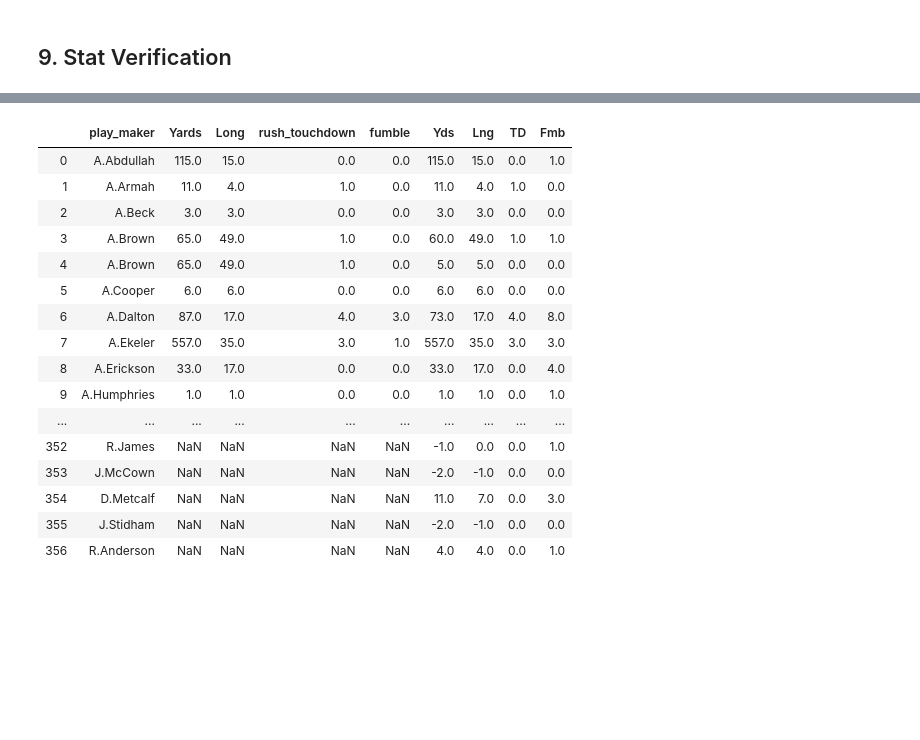
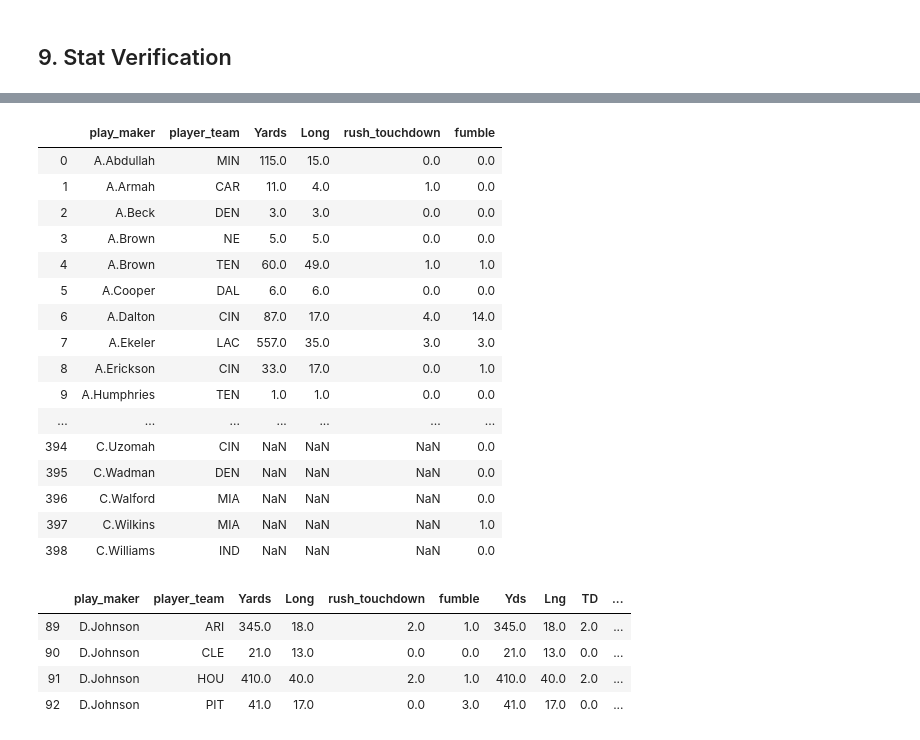
Before and after one commit to scunden/Project-Dash, a Jupyter notebook: 2. Data-Cleanup/0. Cleanup/cleanup.ipynb, the cells around one changed output, grey strips where cells are left out. Drawn from its saved outputs; the diff is of its cells as text; code cells hidden in the pictures; blank space fills up the shorter version.

```diff
--- a/2. Data-Cleanup/0. Cleanup/cleanup.ipynb
+++ b/2. Data-Cleanup/0. Cleanup/cleanup.ipynb
@@ -725,17 +672,25 @@ df[(df['play_maker'] == 'M.Ryan') & (df['interception'] != 0)].shape
 """
 RB validated stat table is formulated
 """
+# %%
+
+df_RB['Tm'] = np.where(df_RB['Tm'] == 'TAM', 'TB', df_RB['Tm'])
+df_RB['Tm'] = np.where(df_RB['Tm'] == 'NOR', 'NO', df_RB['Tm'])
+df_RB['Tm'] = np.where(df_RB['Tm'] == 'KAN', 'KC', df_RB['Tm'])
+df_RB['Tm'] = np.where(df_RB['Tm'] == 'SFO', 'SF', df_RB['Tm'])
+df_RB['Tm'] = np.where(df_RB['Tm'] == 'NWE', 'NE', df_RB['Tm'])
+df_RB['Tm'] = np.where(df_RB['Tm'] == 'GNB', 'GB', df_RB['Tm'])
+df_RB['Tm'] = np.where(df_RB['Tm'] == 'LAR', 'LA', df_RB['Tm'])
 # %%
 pd.set_option('display.max_rows',None)
 
-RB_stats = df[df['play_type'] == 'run'].groupby('play_maker', as_index = False).agg({
+RB_stats = df[df['play_type'] == 'run'].groupby(['play_maker', 'posteam'], as_index = False).agg({
     'yards_gained':['sum', 'max'],
     'rush_touchdown':['sum'],
-    'fumble':['sum']
 
 })
 
-RB_stats.columns = ['play_maker', 'Yards', 'Long', 'rush_touchdown', 'fumble']
 
-RB_stats
+RB_stats.columns = ['play_maker', 'player_team', 'Yards', 'Long', 'rush_touchdown']
+RB_stats[RB_stats['play_maker'] == 'D.Johnson']
 # %% [output]
@@ -759,25 +702,48 @@ RB_stats
+# %%
+fums = df.groupby(['play_maker', 'posteam'], as_index = False).agg({
+    'fumble':['sum']
+
+})
+fums = fums.rename(columns = {'posteam': 'player_team'})
+
+valid_RB_stats = RB_stats.merge(fums, on = ['play_maker', 'player_team'], how = 'outer')
+valid_RB_stats = valid_RB_stats.rename(columns = {('fumble', 'sum'): 'fumble'})
+valid_RB_stats
+
+# fums[fums['play_maker'] == 'D.Johnson']
+# %% [output]
+|  | play_maker | player_team | Yards | Long | rush_touchdown | fumble |
+| 0 | A.Abdullah | MIN | 115.0 | 15.0 | 0.0 | 0.0 |
+| 1 | A.Armah | CAR | 11.0 | 4.0 | 1.0 | 0.0 |
+| 2 | A.Beck | DEN | 3.0 | 3.0 | 0.0 | 0.0 |
+| 3 | A.Brown | NE | 5.0 | 5.0 | 0.0 | 0.0 |
+| 4 | A.Brown | TEN | 60.0 | 49.0 | 1.0 | 1.0 |
+| 5 | A.Cooper | DAL | 6.0 | 6.0 | 0.0 | 0.0 |
+| 6 | A.Dalton | CIN | 87.0 | 17.0 | 4.0 | 14.0 |
+| 7 | A.Ekeler | LAC | 557.0 | 35.0 | 3.0 | 3.0 |
+| 8 | A.Erickson | CIN | 33.0 | 17.0 | 0.0 | 1.0 |
+| 9 | A.Humphries | TEN | 1.0 | 1.0 | 0.0 | 0.0 |
+| ... | ... | ... | ... | ... | ... | ... |
+| 394 | C.Uzomah | CIN | NaN | NaN | NaN | 0.0 |
+| 395 | C.Wadman | DEN | NaN | NaN | NaN | 0.0 |
+| 396 | C.Walford | MIA | NaN | NaN | NaN | 0.0 |
+| 397 | C.Wilkins | MIA | NaN | NaN | NaN | 1.0 |
+| 398 | C.Williams | IND | NaN | NaN | NaN | 0.0 |
 # %%
 df_RB = df_RB.rename(columns = {'Player': 'play_maker'})
-valid_table_RB = RB_stats.merge(df_RB[['play_maker', 'Yds', 'Lng', 'TD', 'Fmb']], on = 'play_maker', how = 'outer')
-valid_table_RB
+
+# might need to change this line when rerun
+df_RB = df_RB.rename(columns = {'play_team': 'player_team'})
+
+valid_table_RB = valid_RB_stats.merge(df_RB[['play_maker', 'player_team', 'Yds', 'Lng', 'TD', 'Fmb']], on = ['play_maker', 'player_team'], how = 'outer')
+
+valid_table_RB[valid_table_RB['play_maker'] == 'D.Johnson']
 # %% [output]
-|  | play_maker | Yards | Long | rush_touchdown | fumble | Yds | Lng | TD | Fmb |
-| 0 | A.Abdullah | 115.0 | 15.0 | 0.0 | 0.0 | 115.0 | 15.0 | 0.0 | 1.0 |
-| 1 | A.Armah | 11.0 | 4.0 | 1.0 | 0.0 | 11.0 | 4.0 | 1.0 | 0.0 |
-| 2 | A.Beck | 3.0 | 3.0 | 0.0 | 0.0 | 3.0 | 3.0 | 0.0 | 0.0 |
-| 3 | A.Brown | 65.0 | 49.0 | 1.0 | 0.0 | 60.0 | 49.0 | 1.0 | 1.0 |
-| 4 | A.Brown | 65.0 | 49.0 | 1.0 | 0.0 | 5.0 | 5.0 | 0.0 | 0.0 |
-| 5 | A.Cooper | 6.0 | 6.0 | 0.0 | 0.0 | 6.0 | 6.0 | 0.0 | 0.0 |
-| 6 | A.Dalton | 87.0 | 17.0 | 4.0 | 3.0 | 73.0 | 17.0 | 4.0 | 8.0 |
-| 7 | A.Ekeler | 557.0 | 35.0 | 3.0 | 1.0 | 557.0 | 35.0 | 3.0 | 3.0 |
-| 8 | A.Erickson | 33.0 | 17.0 | 0.0 | 0.0 | 33.0 | 17.0 | 0.0 | 4.0 |
-| 9 | A.Humphries | 1.0 | 1.0 | 0.0 | 0.0 | 1.0 | 1.0 | 0.0 | 1.0 |
-| ... | ... | ... | ... | ... | ... | ... | ... | ... | ... |
-| 352 | R.James | NaN | NaN | NaN | NaN | -1.0 | 0.0 | 0.0 | 1.0 |
-| 353 | J.McCown | NaN | NaN | NaN | NaN | -2.0 | -1.0 | 0.0 | 0.0 |
-| 354 | D.Metcalf | NaN | NaN | NaN | NaN | 11.0 | 7.0 | 0.0 | 3.0 |
-| 355 | J.Stidham | NaN | NaN | NaN | NaN | -2.0 | -1.0 | 0.0 | 0.0 |
-| 356 | R.Anderson | NaN | NaN | NaN | NaN | 4.0 | 4.0 | 0.0 | 1.0 |
+|  | play_maker | player_team | Yards | Long | rush_touchdown | fumble | Yds | Lng | TD | ... |
+| 89 | D.Johnson | ARI | 345.0 | 18.0 | 2.0 | 1.0 | 345.0 | 18.0 | 2.0 | ... |
+| 90 | D.Johnson | CLE | 21.0 | 13.0 | 0.0 | 0.0 | 21.0 | 13.0 | 0.0 | ... |
+| 91 | D.Johnson | HOU | 410.0 | 40.0 | 2.0 | 1.0 | 410.0 | 40.0 | 2.0 | ... |
+| 92 | D.Johnson | PIT | 41.0 | 17.0 | 0.0 | 3.0 | 41.0 | 17.0 | 0.0 | ... |
 # %%
 
 valid_table_RB['delta_yds'] = valid_table_RB['Yards'] - valid_table_RB['Yds']
```
Also changed, not shown: parts of 22 cells of this notebook.
